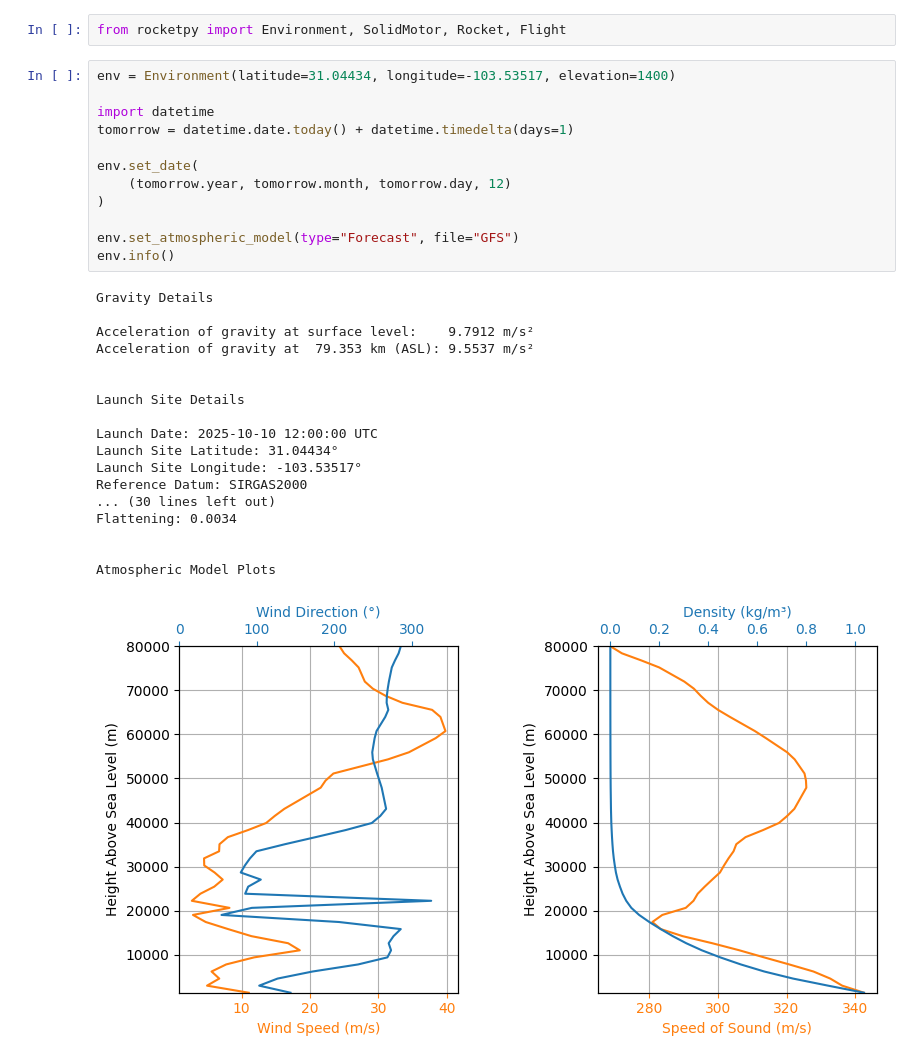
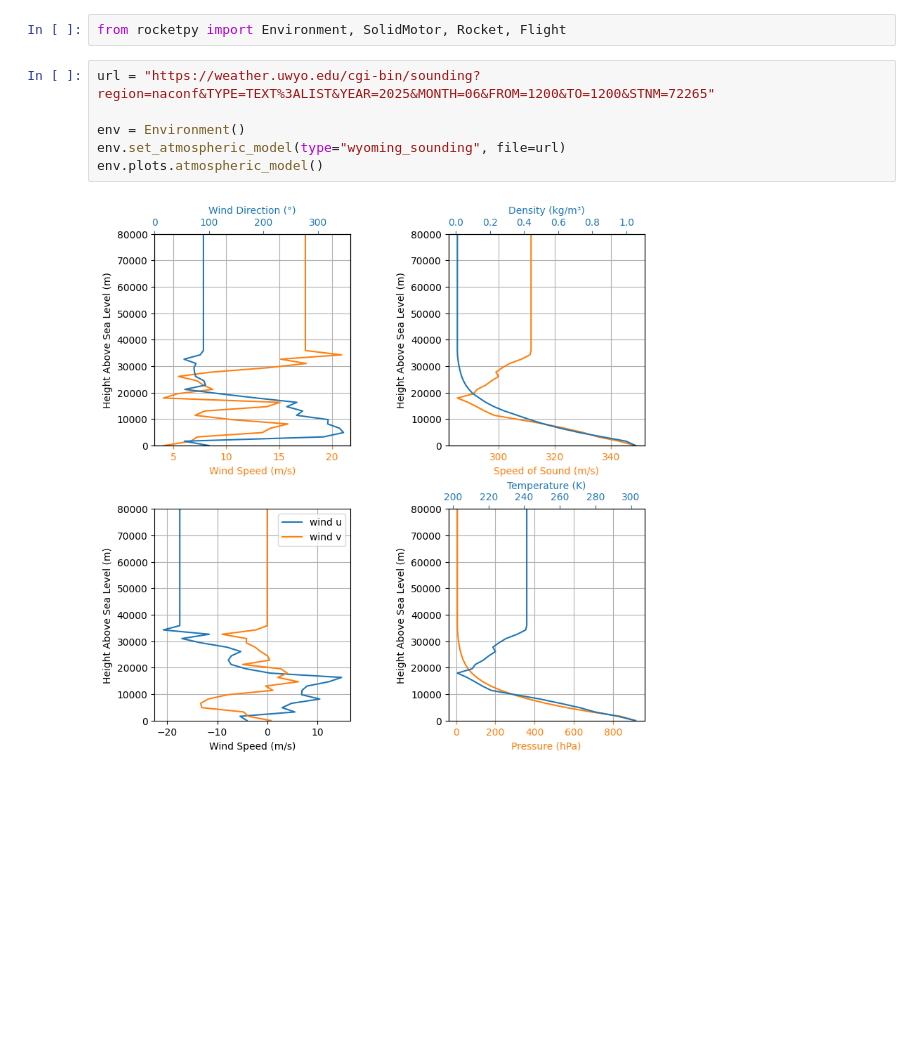
Before and after one commit to GoldenFlashesRocketry/ARES_RocketPy, a Jupyter notebook: Andromeda.ipynb, the cells around one changed output. Saved outputs shown, nothing was run; the diff lists cells and outputs as text; blank space fills up the shorter version.

```diff
--- a/Andromeda.ipynb
+++ b/Andromeda.ipynb
@@ -3,35 +3,12 @@ Trying to make simulation for Andromeda
 # %%
 from rocketpy import Environment, SolidMotor, Rocket, Flight
 # %%
-env = Environment(latitude=31.04434, longitude=-103.53517, elevation=1400)
+url = "https://weather.uwyo.edu/cgi-bin/sounding?region=naconf&TYPE=TEXT%3ALIST&YEAR=2025&MONTH=06&FROM=1200&TO=1200&STNM=72265"
 
-import datetime
-tomorrow = datetime.date.today() + datetime.timedelta(days=1)
-
-env.set_date(
-    (tomorrow.year, tomorrow.month, tomorrow.day, 12)
-)
-
-env.set_atmospheric_model(type="Forecast", file="GFS")
-env.info()
+env = Environment()
+env.set_atmospheric_model(type="wyoming_sounding", file=url)
+env.plots.atmospheric_model()
 # %% [output]
-Gravity Details
-
-Acceleration of gravity at surface level:    9.7912 m/s²
-Acceleration of gravity at  79.353 km (ASL): 9.5537 m/s²
-
-
-Launch Site Details
-
-Launch Date: 2025-10-10 12:00:00 UTC
-Launch Site Latitude: 31.04434°
-Launch Site Longitude: -103.53517°
-Reference Datum: SIRGAS2000
-... (30 lines left out)
-Flattening: 0.0034
-
-
-Atmospheric Model Plots
-[figure, old version]
+[figure, new version]
 # %%
 # Motor Definition
```
Also changed, not shown: parts of 3 cells of this notebook, 3 other files.
